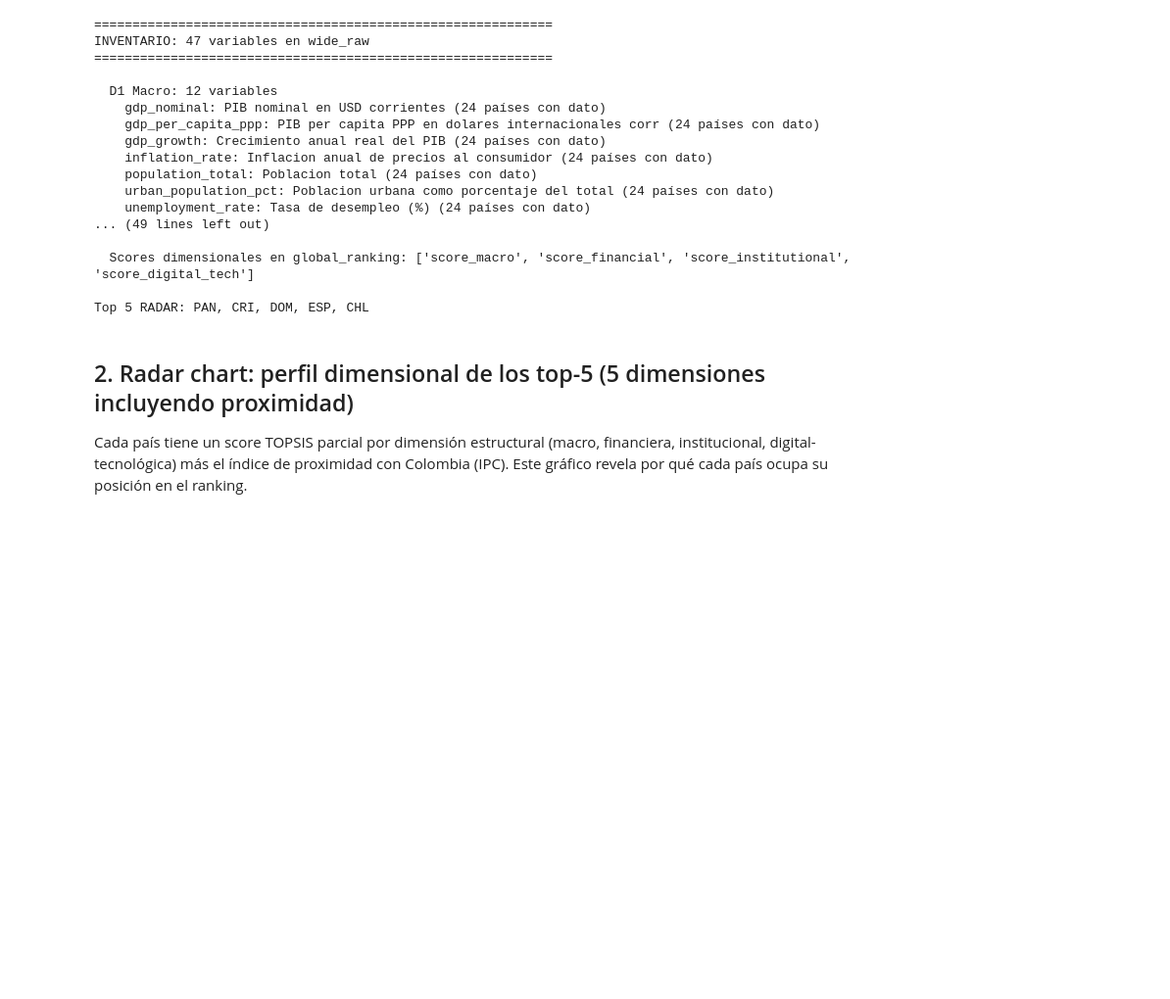
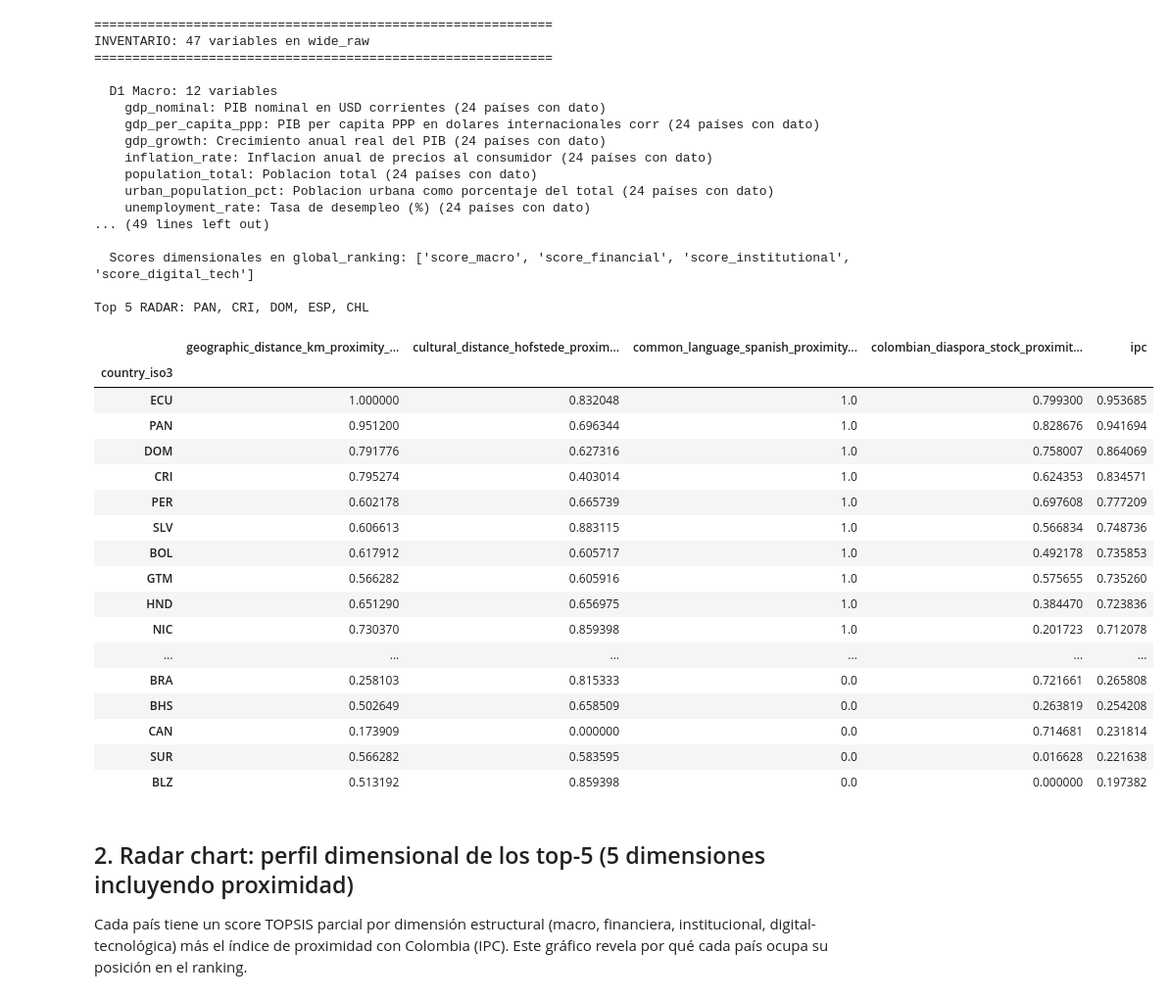
Before and after one commit to JhonAdarve/RADAR, a Jupyter notebook: notebooks/06_variables_behind_ranking_cibest.ipynb, the cells around one changed output. Shown at 98% size. Saved outputs shown, nothing was run; the diff lists cells and outputs as text; code cells hidden in the pictures; blank space fills up the shorter version.

```diff
--- a/notebooks/06_variables_behind_ranking_cibest.ipynb
+++ b/notebooks/06_variables_behind_ranking_cibest.ipynb
@@ -304,6 +304,28 @@ INVENTARIO: 47 variables en wide_raw
   Scores dimensionales en global_ranking: ['score_macro', 'score_financial', 'score_institutional', 'score_digital_tech']
 
 Top 5 RADAR: PAN, CRI, DOM, ESP, CHL
+# %%
+#results.get("ipc", None)
+results["ipc"]
+# %% [output]
+|  | geographic_distance_km_proximity_... | cultural_distance_hofstede_proxim... | common_language_spanish_proximity... | colombian_diaspora_stock_proximit... | ipc |
+| country_iso3 |  |  |  |  |  |
+| ECU | 1.000000 | 0.832048 | 1.0 | 0.799300 | 0.953685 |
+| PAN | 0.951200 | 0.696344 | 1.0 | 0.828676 | 0.941694 |
+| DOM | 0.791776 | 0.627316 | 1.0 | 0.758007 | 0.864069 |
+| CRI | 0.795274 | 0.403014 | 1.0 | 0.624353 | 0.834571 |
+| PER | 0.602178 | 0.665739 | 1.0 | 0.697608 | 0.777209 |
+| SLV | 0.606613 | 0.883115 | 1.0 | 0.566834 | 0.748736 |
+| BOL | 0.617912 | 0.605717 | 1.0 | 0.492178 | 0.735853 |
+| GTM | 0.566282 | 0.605916 | 1.0 | 0.575655 | 0.735260 |
+| HND | 0.651290 | 0.656975 | 1.0 | 0.384470 | 0.723836 |
+| NIC | 0.730370 | 0.859398 | 1.0 | 0.201723 | 0.712078 |
+| ... | ... | ... | ... | ... | ... |
+| BRA | 0.258103 | 0.815333 | 0.0 | 0.721661 | 0.265808 |
+| BHS | 0.502649 | 0.658509 | 0.0 | 0.263819 | 0.254208 |
+| CAN | 0.173909 | 0.000000 | 0.0 | 0.714681 | 0.231814 |
+| SUR | 0.566282 | 0.583595 | 0.0 | 0.016628 | 0.221638 |
+| BLZ | 0.513192 | 0.859398 | 0.0 | 0.000000 | 0.197382 |
 # %% [markdown]
 ## 2. Radar chart: perfil dimensional de los top-5 (5 dimensiones incluyendo proximidad)
 
```
Also changed, not shown: parts of 5 cells of this notebook.
